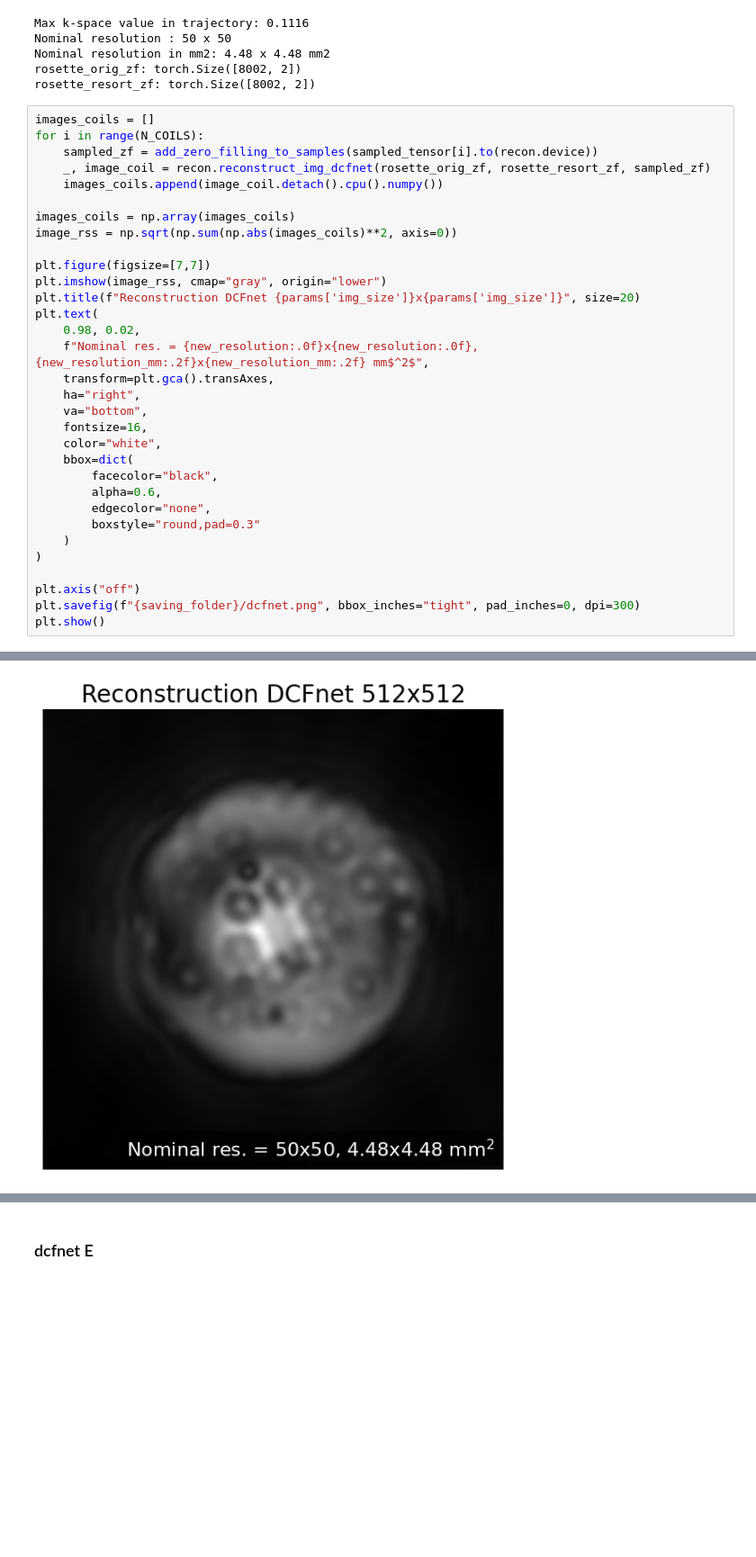
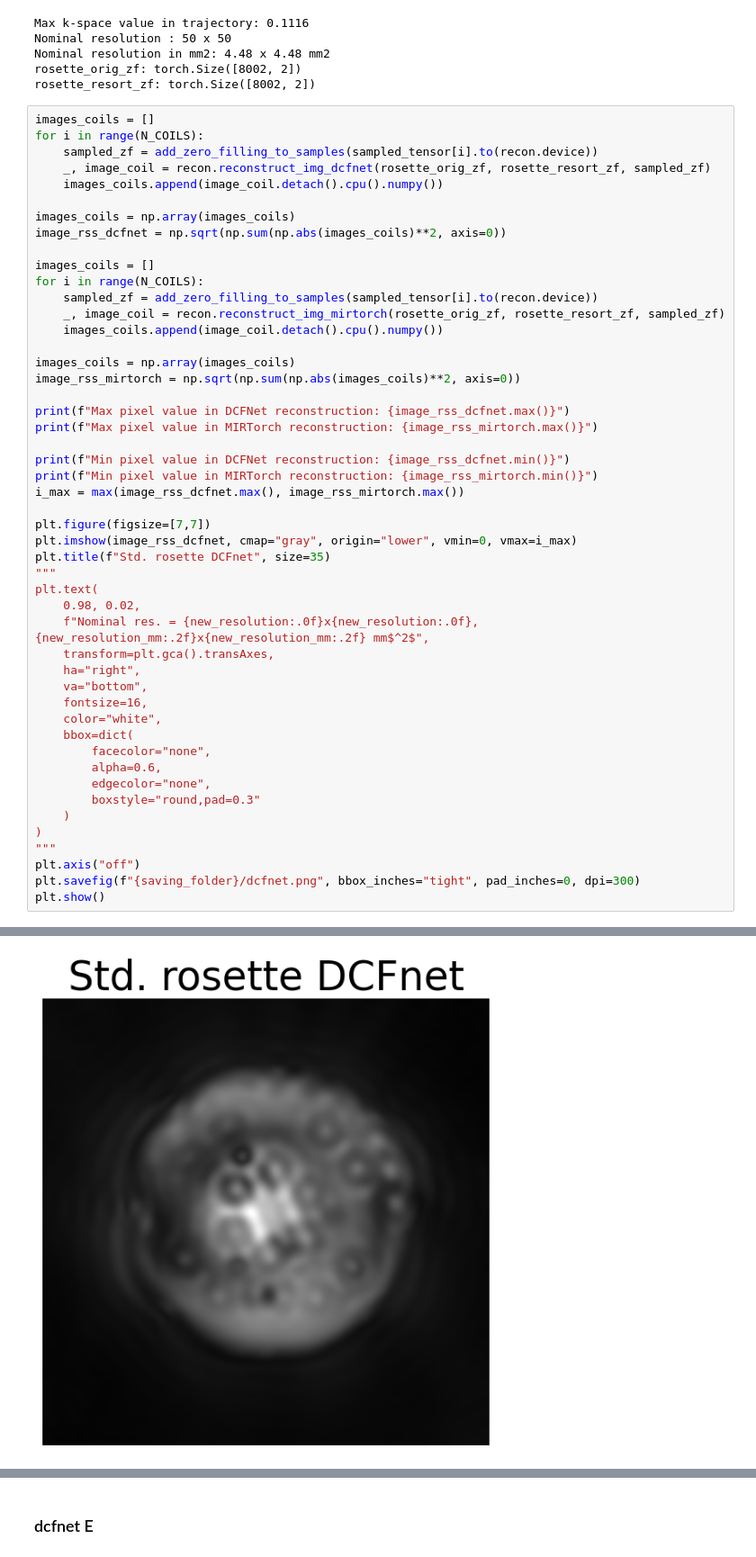
Before and after one commit to frank-roesler/MR_Trajectory_Fit, a Jupyter notebook: recon_rosette.ipynb, the cells around one changed output, grey strips where cells are left out. Shown at 90% size. Drawn from its saved outputs; the diff is of its cells as text; blank space fills up the shorter version.

```diff
--- a/recon_rosette.ipynb
+++ b/recon_rosette.ipynb
@@ -325,11 +325,28 @@ for i in range(N_COILS):
     images_coils.append(image_coil.detach().cpu().numpy())
 
 images_coils = np.array(images_coils)
-image_rss = np.sqrt(np.sum(np.abs(images_coils)**2, axis=0))
+image_rss_dcfnet = np.sqrt(np.sum(np.abs(images_coils)**2, axis=0))
+
+images_coils = []
+for i in range(N_COILS):
+    sampled_zf = add_zero_filling_to_samples(sampled_tensor[i].to(recon.device))
+    _, image_coil = recon.reconstruct_img_mirtorch(rosette_orig_zf, rosette_resort_zf, sampled_zf)
+    images_coils.append(image_coil.detach().cpu().numpy())
+
+images_coils = np.array(images_coils)
+image_rss_mirtorch = np.sqrt(np.sum(np.abs(images_coils)**2, axis=0))
+
+print(f"Max pixel value in DCFNet reconstruction: {image_rss_dcfnet.max()}")
+print(f"Max pixel value in MIRTorch reconstruction: {image_rss_mirtorch.max()}")
+
+print(f"Min pixel value in DCFNet reconstruction: {image_rss_dcfnet.min()}")
+print(f"Min pixel value in MIRTorch reconstruction: {image_rss_mirtorch.min()}")
+i_max = max(image_rss_dcfnet.max(), image_rss_mirtorch.max())
 
 plt.figure(figsize=[7,7])
-plt.imshow(image_rss, cmap="gray", origin="lower")
-plt.title(f"Reconstruction DCFnet {params['img_size']}x{params['img_size']}", size=20)
+plt.imshow(image_rss_dcfnet, cmap="gray", origin="lower", vmin=0, vmax=i_max)
+plt.title(f"Std. rosette DCFnet", size=35)
+"""
 plt.text(
     0.98, 0.02,
     f"Nominal res. = {new_resolution:.0f}x{new_resolution:.0f}, {new_resolution_mm:.2f}x{new_resolution_mm:.2f} mm$^2$",
@@ -339,13 +356,13 @@ plt.text(
     fontsize=16,
     color="white",
     bbox=dict(
-        facecolor="black",
+        facecolor="none",
         alpha=0.6,
         edgecolor="none",
         boxstyle="round,pad=0.3"
     )
 )
-
+"""
 plt.axis("off")
 plt.savefig(f"{saving_folder}/dcfnet.png", bbox_inches="tight", pad_inches=0, dpi=300)
 plt.show()
@@ -353,2 +374,2 @@ plt.show()
-[figure, old version]
+[figure, new version]
 # %%
```
Also changed, not shown: parts of 2 cells of this notebook, 1 other file.
